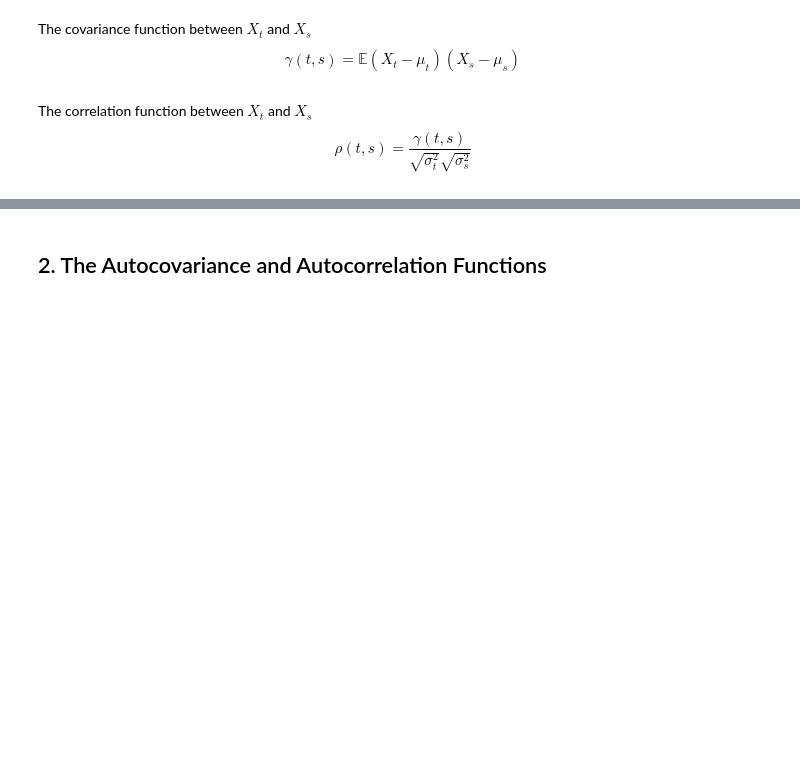
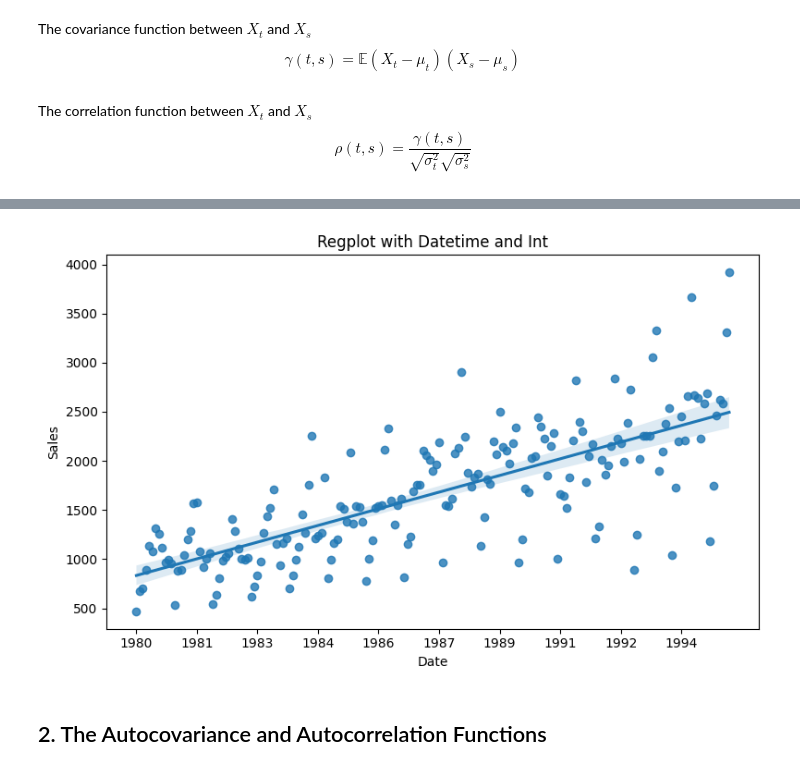
Before and after one commit to Bayan2019/kaz-gu, a Jupyter notebook: 01-ipynb/03-time-series-statistics/02-fundamentals.ipynb, the cells around one changed output, grey strips where cells are left out. Drawn from its saved outputs; the diff is of its cells as text; code cells hidden in the pictures; blank space fills up the shorter version.

```diff
--- a/01-ipynb/03-time-series-statistics/02-fundamentals.ipynb
+++ b/01-ipynb/03-time-series-statistics/02-fundamentals.ipynb
@@ -33,2 +75,17 @@ $$\rho(t, s) = \frac{\gamma(t, s)}{\sqrt{\sigma_t^2}\sqrt{\sigma_s^2}}$$
+# %%
+# Plotting
+plt.figure(figsize=(8, 5))
+sns.regplot(x='YearMonthNum', y='Red', data=winesSales)
+
+# Formatting x-axis to show dates
+plt.xticks(winesSales['YearMonthNum'], winesSales['YearMonth'].dt.strftime("%Y"))
+plt.locator_params(axis='x', nbins=10)
+plt.xlabel('Date')
+plt.ylabel('Sales')
+plt.title('Regplot with Datetime and Int')
+plt.tight_layout()
+plt.show()
+# %% [output]
+[figure, added]
 # %% [markdown]
 ## 2. The Autocovariance and Autocorrelation Functions
```
Also changed, not shown: parts of 8 cells of this notebook.
